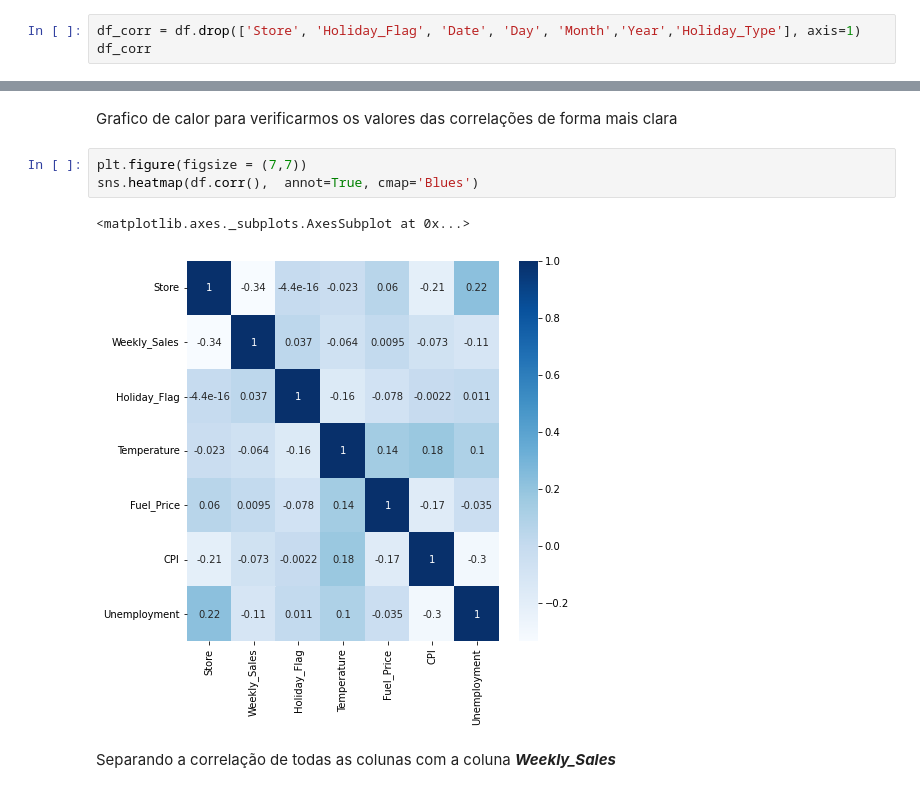
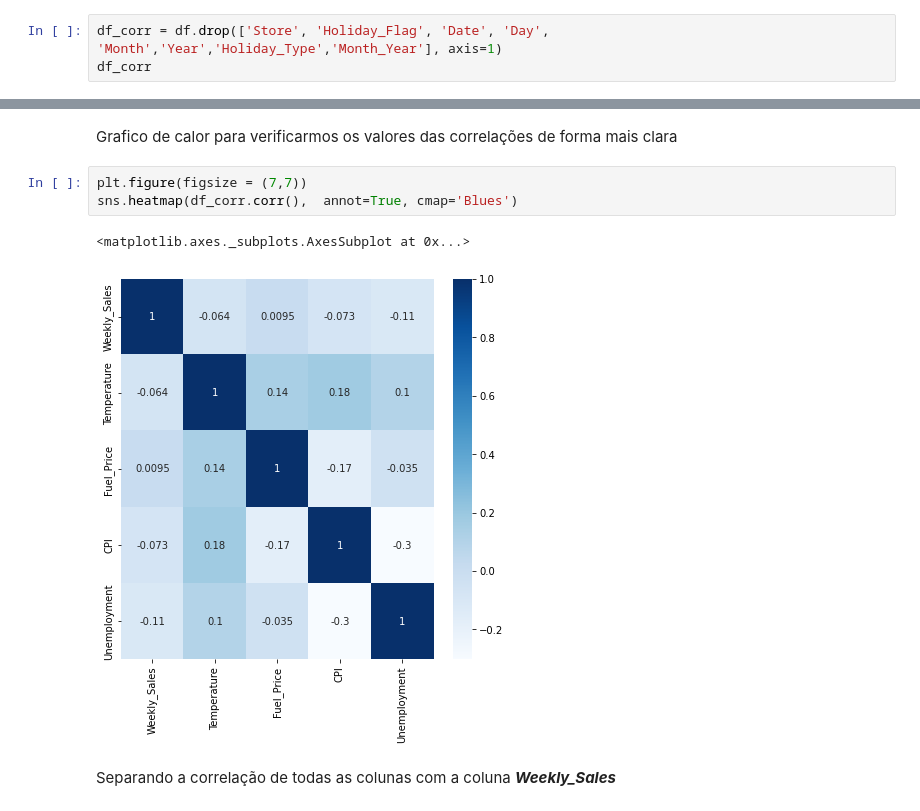
Before and after one commit to GingerLeh/deliverable-2, a Jupyter notebook: Deliverable2_grupo21_dex04.ipynb, the cells around one changed output, grey strips where cells are left out. Cells and saved outputs as stored; diff of their text form.

```diff
--- a/Deliverable2_grupo21_dex04.ipynb
+++ b/Deliverable2_grupo21_dex04.ipynb
@@ -259,4 +260,4 @@ Removendo as colunas ***Store, Holiday_Flag, Date, Day, Month, Year, Holiday_typ
 # %%
-df_corr = df.drop(['Store', 'Holiday_Flag', 'Date', 'Day', 'Month','Year','Holiday_Type'], axis=1)
+df_corr = df.drop(['Store', 'Holiday_Flag', 'Date', 'Day', 'Month','Year','Holiday_Type','Month_Year'], axis=1)
 df_corr
 # %% [output]
@@ -294,10 +297,10 @@ df_corr.corr()
 Grafico de calor para verificarmos os valores das correlações de forma mais clara
 # %%
 plt.figure(figsize = (7,7))
-sns.heatmap(df.corr(),  annot=True, cmap='Blues')
+sns.heatmap(df_corr.corr(),  annot=True, cmap='Blues')
 # %% [output]
 <matplotlib.axes._subplots.AxesSubplot at 0x...>
-[figure, old version]
+[figure, new version]
 # %% [markdown]
 Separando a correlação de todas as colunas com a coluna ***Weekly_Sales***
 # %%
```
Also changed, not shown: parts of 28 cells of this notebook.
